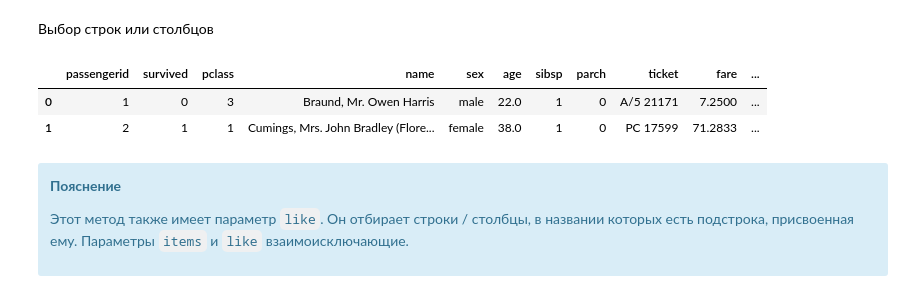
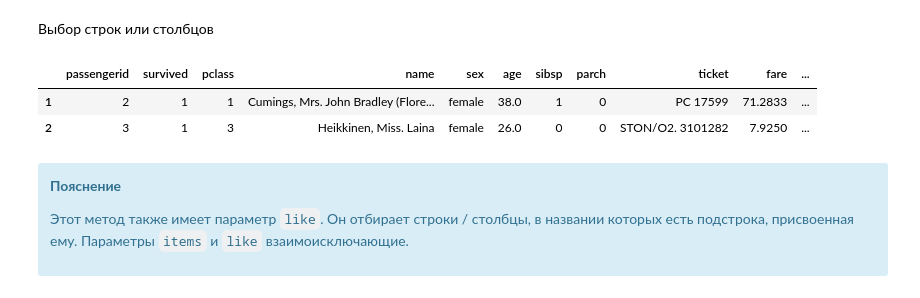
Before and after one commit to vitaly1993/1T_Course_AI, a Jupyter notebook: 1.3 Введение в основные библиотеки для работы с данными/02. Pandas.ipynb, the cells around one changed output. Cells and saved outputs as stored; diff of their text form; code cells hidden in the pictures.

```diff
--- a/1.3 Введение в основные библиотеки для работы с данными/02. Pandas.ipynb
+++ b/1.3 Введение в основные библиотеки для работы с данными/02. Pandas.ipynb
@@ -563,6 +563,6 @@ dtype: int64
 
 **[pd.read_csv()](https://pandas.pydata.org/docs/reference/api/pandas.read_csv.html)** - cчитывает данные в DataFrame из файла csv (файл с разделителями). У метода очень много параметров с которыми нужно ознакомится самостоятельно.
 # %%
-titanic_df = pd.read_csv('https://raw.githubusercontent.com/rolandmueller/titanic/main/titanic3.csv') # Считываем наш датафрейм из csv файла
+titanic_df = pd.read_csv('titanic.csv') # Считываем наш датафрейм из csv файла
 titanic_df
 # %% [output]
@@ -1057,11 +1067,12 @@ titanic_df.head().round(2)
 # %% [markdown]
 Выбор строк или столбцов
 # %%
-titanic_df.filter(items=[0,1], axis=0)
+#titanic_df
+titanic_df.filter(items=[1, 2], axis=0)
 # %% [output]
 |  | passengerid | survived | pclass | name | sex | age | sibsp | parch | ticket | fare | ... |
-| 0 | 1 | 0 | 3 | Braund, Mr. Owen Harris | male | 22.0 | 1 | 0 | A/5 21171 | 7.2500 | ... |
 | 1 | 2 | 1 | 1 | Cumings, Mrs. John Bradley (Flore... | female | 38.0 | 1 | 0 | PC 17599 | 71.2833 | ... |
+| 2 | 3 | 1 | 3 | Heikkinen, Miss. Laina | female | 26.0 | 0 | 0 | STON/O2. 3101282 | 7.9250 | ... |
 # %% [markdown]
 <div class="alert alert-info">
 
```
Also changed, not shown: parts of 10 cells of this notebook, 2 other files.
